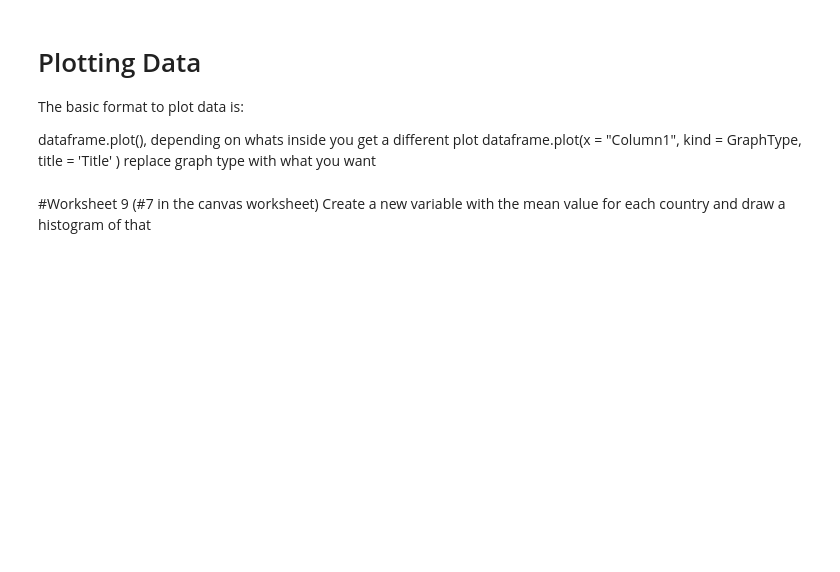
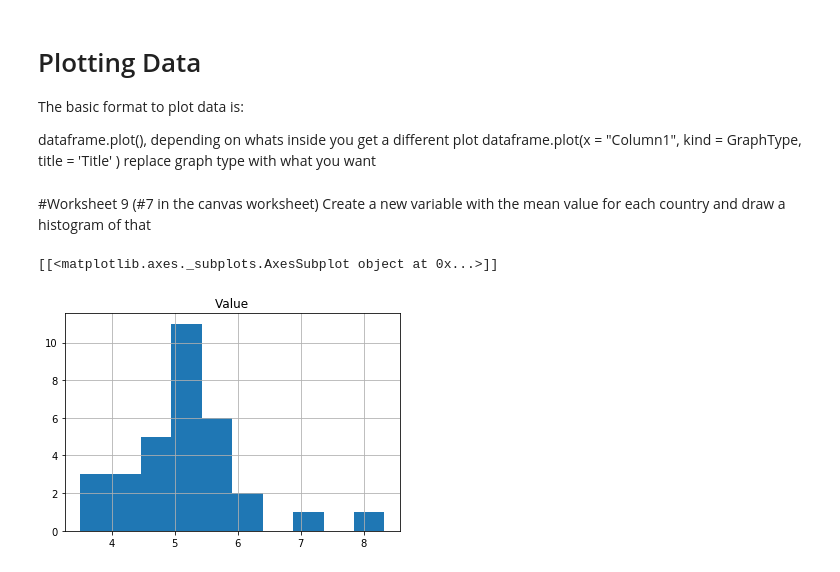
Before and after one commit to emagg1/Math2212_Maggiore, a Jupyter notebook: Eurostat/M1_Eurostat.ipynb, the cells around one changed output. Saved outputs shown, nothing was run; the diff lists cells and outputs as text; code cells hidden in the pictures; blank space fills up the shorter version.

```diff
--- a/Eurostat/M1_Eurostat.ipynb
+++ b/Eurostat/M1_Eurostat.ipynb
@@ -469,3 +487,9 @@ edu['Value'].hist(bins = 20)
 # %% [markdown]
 #Worksheet 9 (#7 in the canvas worksheet)
 Create a new variable with the mean value for each country and draw a histogram of that
+# %%
+group_mean = edu[['Value', 'GEO']].groupby('GEO').mean()
+print group_mean.hist()
+# %% [output]
+[[<matplotlib.axes._subplots.AxesSubplot object at 0x...>]]
+[figure, added]
```
Also changed, not shown: parts of 4 cells of this notebook.
